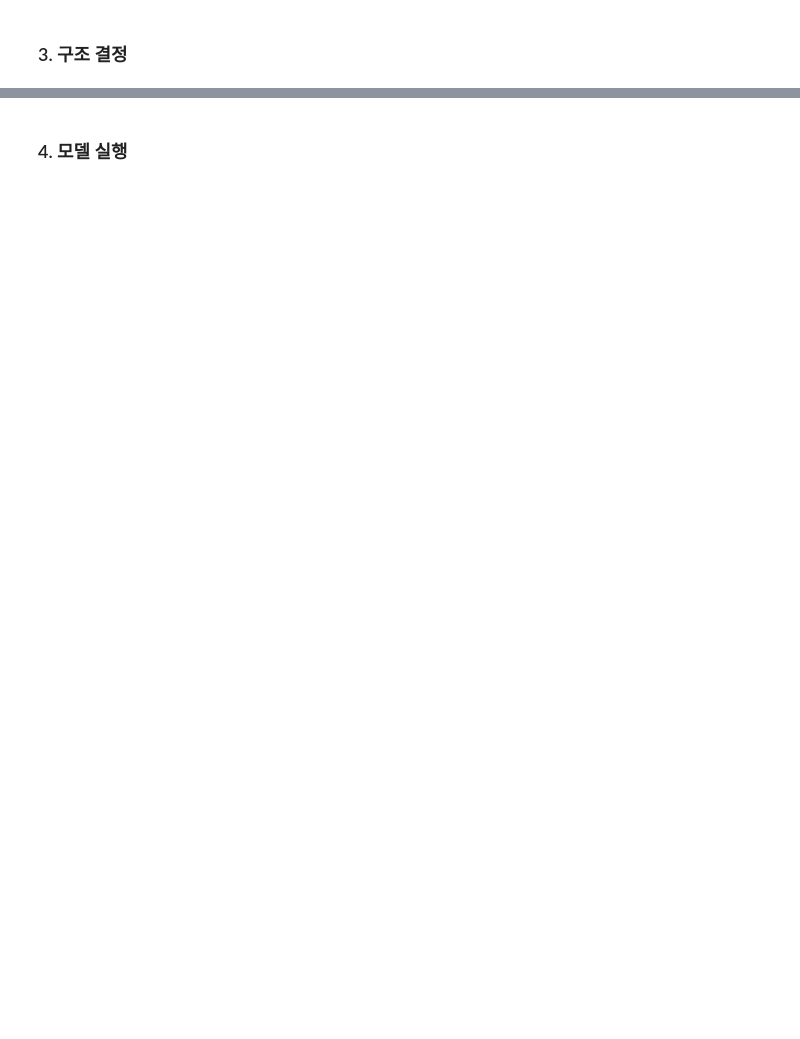
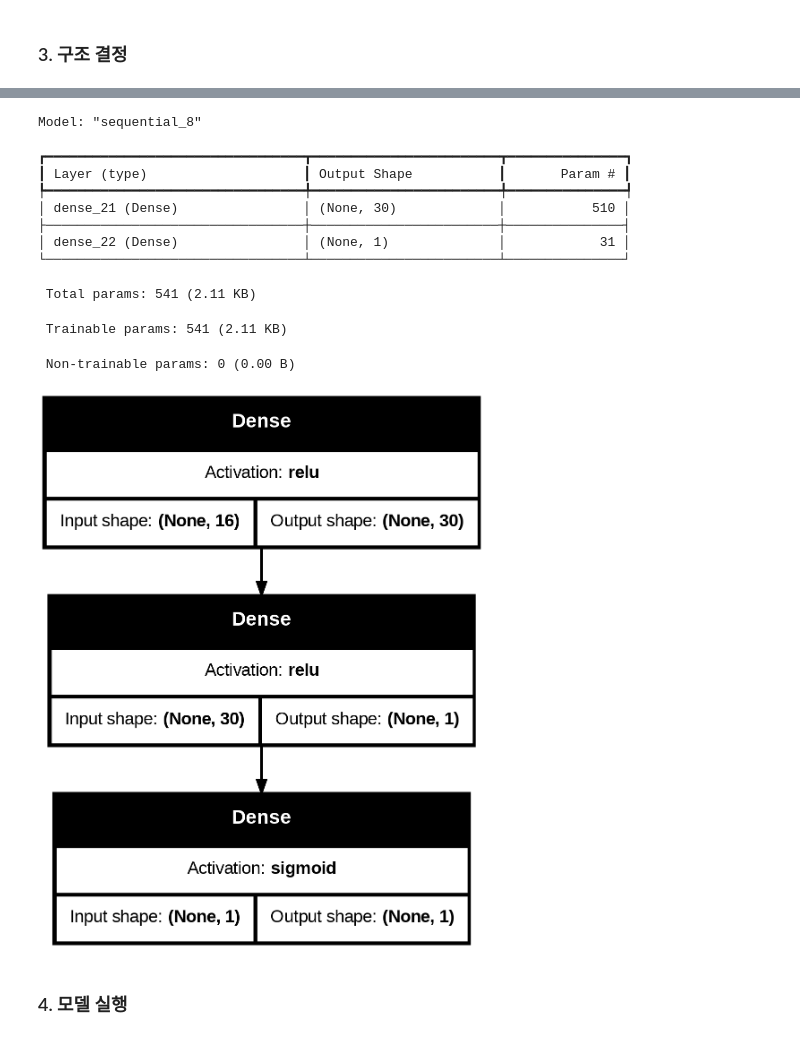
Before and after one commit to MoriartyKang/DL, a Jupyter notebook: easy_deep_learning_principle.ipynb, the cells around one changed output, grey strips where cells are left out. Drawn from its saved outputs; the diff is of its cells as text; code cells hidden in the pictures; blank space fills up the shorter version.

```diff
--- a/easy_deep_learning_principle.ipynb
+++ b/easy_deep_learning_principle.ipynb
@@ -59,3 +84,25 @@ Model: "sequential"
+# %%
+model2 = Sequential()
+model2.add(Input(shape=(16,)))
+model2.add(Dense(30,input_dim=64, activation='relu'))
+model2.add(Dense(1, input_dim=32 ,activation= 'relu'))
+model2.add(Dense(1, activation= 'sigmoid'))
+
+model.summary()
+plot_model(model2,show_shapes=True, show_layer_activations=True)
+# %% [output]
+Model: "sequential_8"
+┏━━━━━━━━━━━━━━━━━━━━━━━━━━━━━━━━━┳━━━━━━━━━━━━━━━━━━━━━━━━┳━━━━━━━━━━━━━━━┓
+┃ Layer (type)                    ┃ Output Shape           ┃       Param # ┃
+┡━━━━━━━━━━━━━━━━━━━━━━━━━━━━━━━━━╇━━━━━━━━━━━━━━━━━━━━━━━━╇━━━━━━━━━━━━━━━┩
+│ dense_21 (Dense)                │ (None, 30)             │           510 │
+├─────────────────────────────────┼────────────────────────┼───────────────┤
+│ dense_22 (Dense)                │ (None, 1)              │            31 │
+└─────────────────────────────────┴────────────────────────┴───────────────┘
+ Total params: 541 (2.11 KB)
+ Trainable params: 541 (2.11 KB)
+ Non-trainable params: 0 (0.00 B)
+[figure, added]
 # %% [markdown]
 ### 4. 모델 실행
 # %%
```
Also changed, not shown: parts of 10 cells of this notebook.
